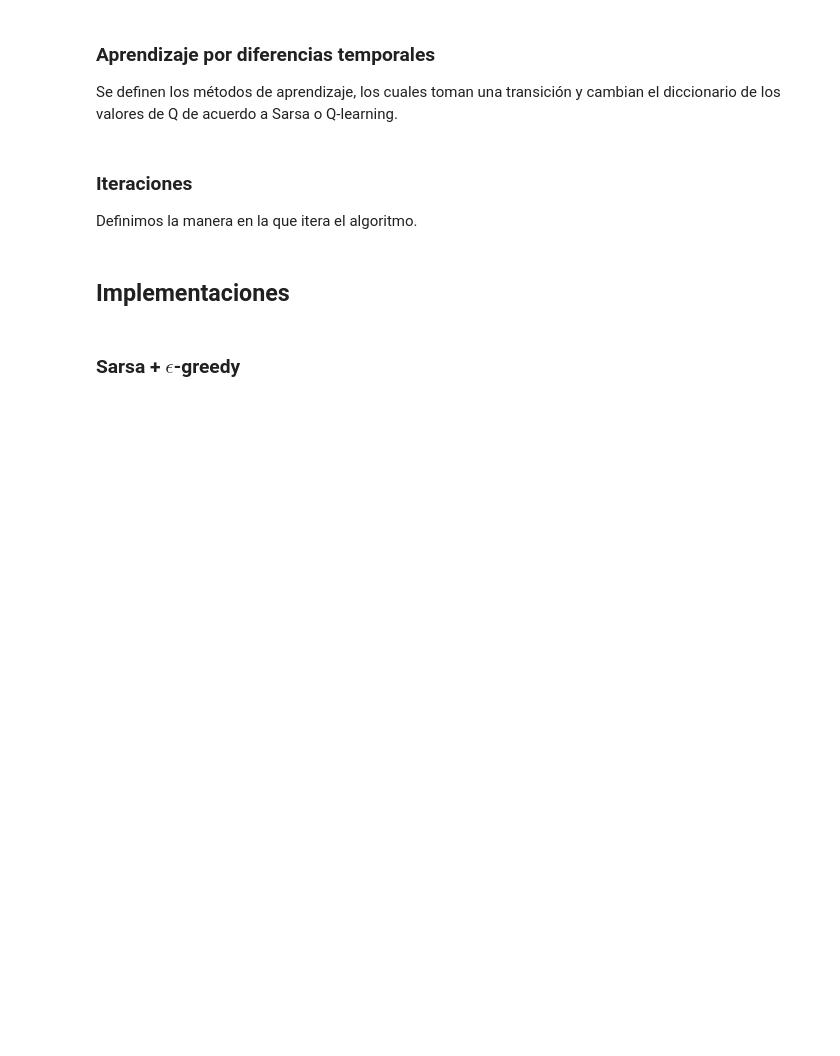
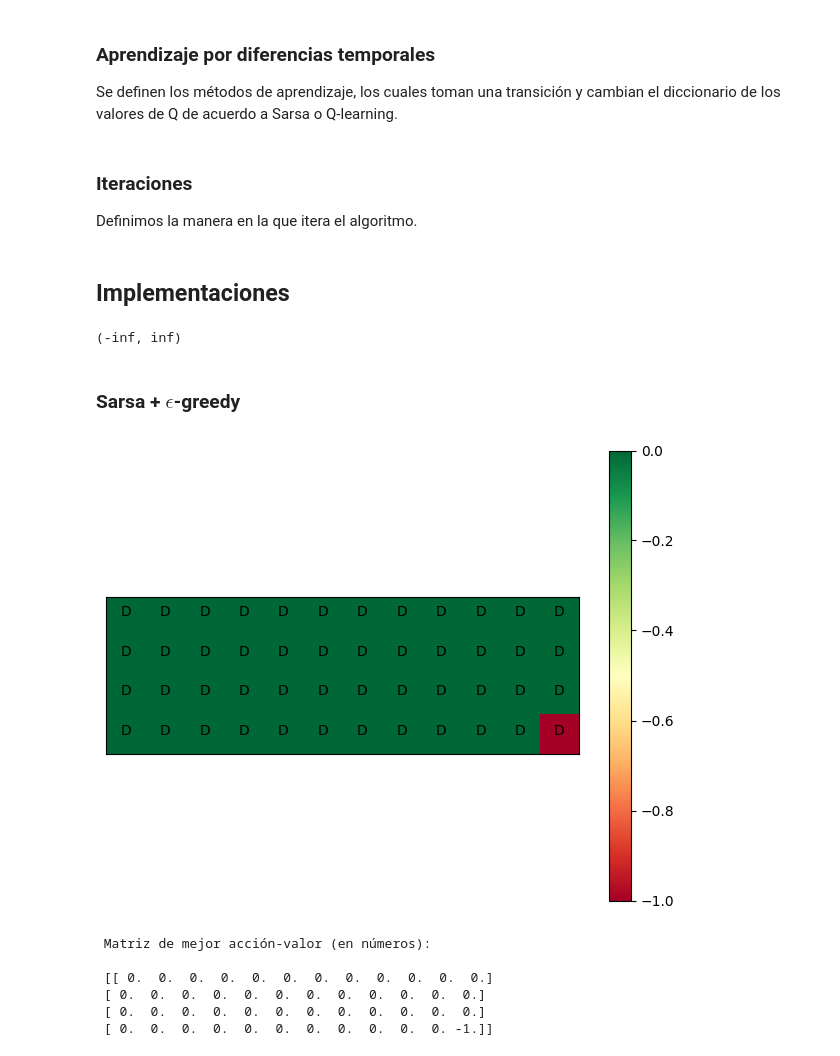
Before and after one commit to Cheva94/Diplo_Opt, a Jupyter notebook: 2_RL/Resolucion_Lab1.ipynb, the cells around one changed output. Saved outputs shown, nothing was run; the diff lists cells and outputs as text; code cells hidden in the pictures; blank space fills up the shorter version.

```diff
--- a/2_RL/Resolucion_Lab1.ipynb
+++ b/2_RL/Resolucion_Lab1.ipynb
@@ -413,6 +415,10 @@ def run(learning_function: Callable,
 # env = gym.make("CliffWalking-v0", render_mode="human")
 env = gym.make("CliffWalking-v0")
 actions = range(env.action_space.n)
+# %%
+env.reward_range
+# %% [output]
+(-inf, inf)
 # %% [markdown]
 ### Sarsa + $\epsilon$-greedy
 # %%
@@ -434,6 +446,16 @@ for s in range(37):
 
 # Semilla aleatoria
 random_state = np.random.RandomState(1994)
+# %%
+draw_value_matrix(q)
+# %% [output]
+[figure, added]
+ Matriz de mejor acción-valor (en números):
+
+ [[ 0.  0.  0.  0.  0.  0.  0.  0.  0.  0.  0.  0.]
+ [ 0.  0.  0.  0.  0.  0.  0.  0.  0.  0.  0.  0.]
+ [ 0.  0.  0.  0.  0.  0.  0.  0.  0.  0.  0.  0.]
+ [ 0.  0.  0.  0.  0.  0.  0.  0.  0.  0.  0. -1.]]
 # %%
 ep_timesteps, ep_return, ep_goal, ep_drop, ep_early = run(learning_function,
                                                           hyperparameters,
```
Also changed, not shown: parts of 8 cells of this notebook.
